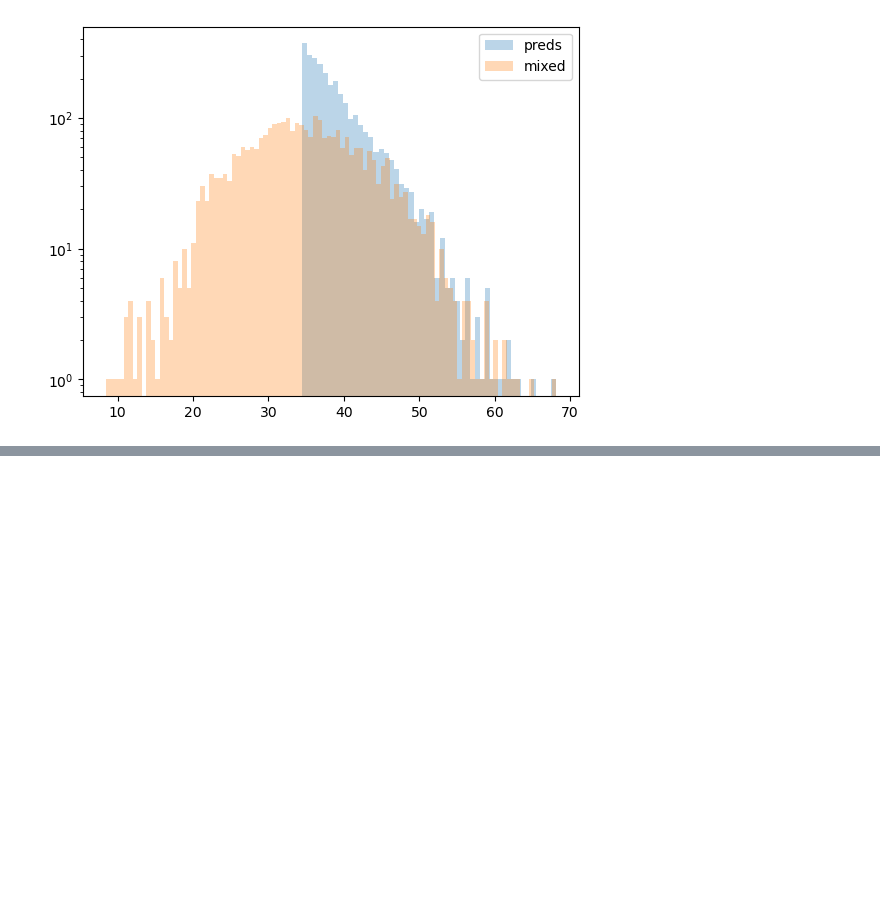
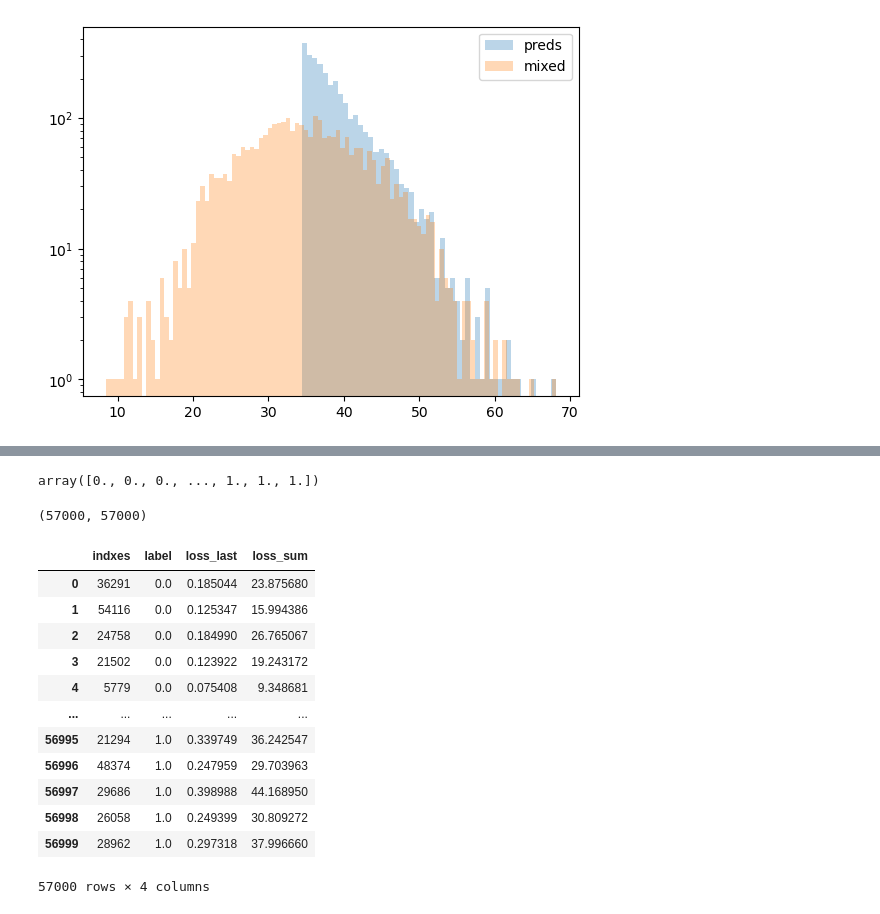
Before and after one commit to shallex/Team12_ML24, a Jupyter notebook: ssl-ae/loss_filter/comparing.ipynb, the cells around one changed output, grey strips where cells are left out. Saved outputs shown, nothing was run; the diff lists cells and outputs as text; code cells hidden in the pictures; blank space fills up the shorter version.

```diff
--- a/ssl-ae/loss_filter/comparing.ipynb
+++ b/ssl-ae/loss_filter/comparing.ipynb
@@ -75,8 +75,8 @@ torch.cuda.manual_seed_all(SEED)
 random.seed(SEED)
 np.random.seed(SEED)
 # %%
-train_dataset = MNIST(root="./files", download=False)
-test_dataset = MNIST(root="./files", download=False, train=False)
+train_dataset = MNIST(root="/Users/a.sharshavin/Desktop/skoltech/Term-3/ML/Project/files", download=False)
+test_dataset = MNIST(root="/Users/a.sharshavin/Desktop/skoltech/Term-3/ML/Project/files", download=False, train=False)
 # %%
 aug_ratio = 0.1
 train_dataset_sums = MNIST_w_imagesums(train_dataset, aug_ratio=aug_ratio)
@@ -113,7 +113,7 @@ new_2_orig[36291]
 # %% [markdown]
 # DF
 # %%
-df_my = pd.read_csv("samples_losses_57k_100epochs_mix_like_maximum.csv")
+df_my = pd.read_csv("/Users/a.sharshavin/Desktop/skoltech/Term-3/ML/Project/samples_losses_57k_100epochs_mix_like_maximum.csv")
 df_my
 # %% [output]
 |  | 24843 | 53435 | 13964 | 50719 | 33492 | 13181 | 38933 | 23356 | 49625 | 10862 | ... | ... |
@@ -360,0 +383,38 @@ plt.show()
+# %%
+loss_last = []
+loss_sum = []
+indxes = []
+
+for idx in samples_losses.keys():
+    indxes.append(idx)
+    loss_last.append(samples_losses[idx][-1])
+    loss_sum.append(np.sum(samples_losses[idx]))
+# %%
+label = np.zeros(57000)
+for i in range(54000, 57000):
+    label[i] = 1
+
+label
+# %% [output]
+array([0., 0., 0., ..., 1., 1., 1.])
+# %%
+len(label), len(loss_last)
+# %% [output]
+(57000, 57000)
+# %%
+corr_df = pd.DataFrame({"indxes": indxes, "label": label, "loss_last": loss_last, "loss_sum": loss_sum})
+corr_df
+# %% [output]
+|  | indxes | label | loss_last | loss_sum |
+| 0 | 36291 | 0.0 | 0.185044 | 23.875680 |
+| 1 | 54116 | 0.0 | 0.125347 | 15.994386 |
+| 2 | 24758 | 0.0 | 0.184990 | 26.765067 |
+| 3 | 21502 | 0.0 | 0.123922 | 19.243172 |
+| 4 | 5779 | 0.0 | 0.075408 | 9.348681 |
+| ... | ... | ... | ... | ... |
+| 56995 | 21294 | 1.0 | 0.339749 | 36.242547 |
+| 56996 | 48374 | 1.0 | 0.247959 | 29.703963 |
+| 56997 | 29686 | 1.0 | 0.398988 | 44.168950 |
+| 56998 | 26058 | 1.0 | 0.249399 | 30.809272 |
+| 56999 | 28962 | 1.0 | 0.297318 | 37.996660 |
+57000 rows × 4 columns
```
Also changed, not shown: parts of 3 cells of this notebook, 1 other file.
